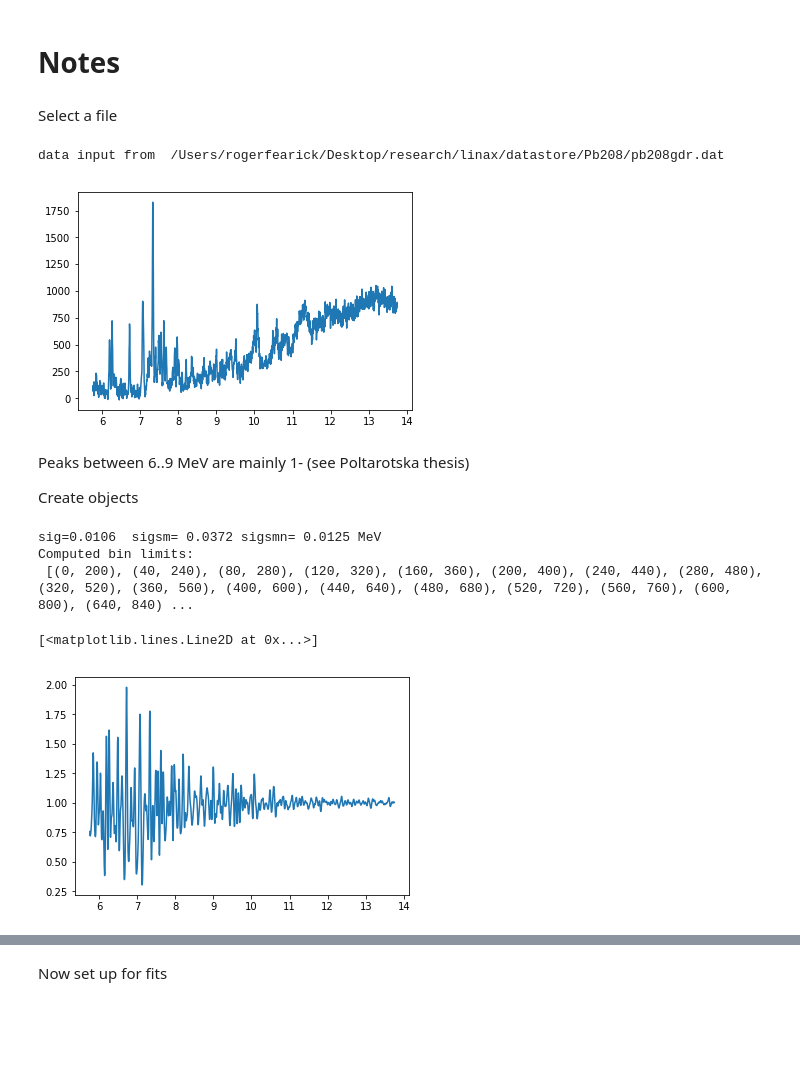
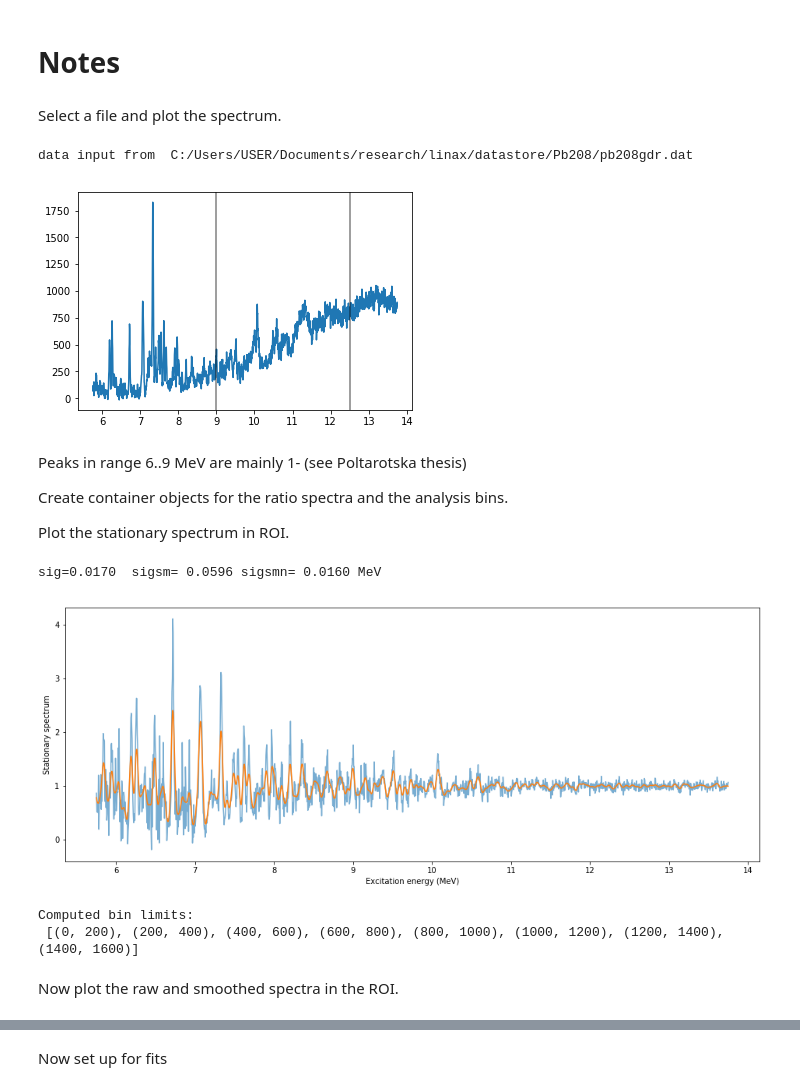
Before and after one commit to rfearick/leveldensity, a Jupyter notebook: leveldensity-test-pb.ipynb, the cells around one changed output, grey strips where cells are left out. Saved outputs shown, nothing was run; the diff lists cells and outputs as text; code cells hidden in the pictures; blank space fills up the shorter version.

```diff
--- a/leveldensity-test-pb.ipynb
+++ b/leveldensity-test-pb.ipynb
@@ -2,10 +2,12 @@
 import numpy as np
 import spectrumtools as spt
 import matplotlib.pyplot as plt
+import matplotlib
+matplotlib.rcParams["figure.figsize"]=(7,4)
 # %% [markdown]
 # Notes
 # %% [markdown]
-Select a file
+Select a file and plot the spectrum.
 # %%
 nucleus="208Pb"
 xnucleus=nucleus[3:]+nucleus[0:3]  # fiddle name and A !
@@ -36,33 +38,52 @@ except:
     raise(ValueError,("File not found"))
 
 plt.plot(e[ROIlo:ROIhi],cs0[ROIlo:ROIhi])
+plt.axvline(9.0,color='k',alpha=0.5)
+plt.axvline(12.5,color='k',alpha=0.5)
 elo=e[ROIlo]
 ehi=e[ROIhi]
 # %% [output]
-data input from  /Users/rogerfearick/Desktop/research/linax/datastore/Pb208/pb208gdr.dat
+data input from  C:/Users/USER/Documents/research/linax/datastore/Pb208/pb208gdr.dat
-[figure, old version]
+[figure, new version]
 # %% [markdown]
-Peaks between 6..9 MeV are mainly 1- (see Poltarotska thesis)
+Peaks in range 6..9 MeV  are mainly 1- (see Poltarotska thesis)
 
-Create objects
+Create container objects for the ratio spectra and the analysis bins.
+
+Plot the stationary spectrum in ROI.
 # %%
-sig = 25.0/2.35/1000.0 # 50 best, at least up to 10 MeV; but Iryna gives 25-30 ??
+sig = 40.0/2.35/1000.0 # 50 best, at least up to 10 MeV; but Iryna gives 25-30 ??
+# 4/5/2018: peakfit to peaks between 5.8 and 8.8 MeV gives fwhm=32.7 keV
+#sig = 32.7/2.35/1000.0 # 50 best, at least up to 10 MeV; but Iryna gives 25-30 ??
+#sig = 20.0/2.35/1000.0 # 50 best, at least up to 10 MeV; but Iryna gives 25-30 ??
 sigsm=3.5*sig
-sigsmn=0.5*2.35*sig #was 0.39
+sigsmn=0.4*2.35*sig #was 0.39
 sigx=sigsm*2.5
 print("sig=%6.4f  sigsm=%7.4f sigsmn=%7.4f MeV"%(sig,sigsm,sigsmn))
 
 S=spt.RatioSpectrum( X, G, targetfilename, ROIlo, ROIhi )
 globalenergy = S.energy
 
 S.makeRatioSpectra( sigsmn*1000, sigsm*1000 )
 
-bins=spt.ACBinner(S, NAC=8)  # was 8
-print("Computed bin limits:\n",bins.get_bins())
-plt.plot(S.Eratio,S.rationar)
+Eratio=S.Eratio
+ratioraw=S.ratioraw
+rationar=S.rationar
+
+plt.figure(figsize=(16,6))
+plt.plot(Eratio, ratioraw, alpha=0.6)
+plt.plot(Eratio, rationar)
+plt.xlabel("Excitation energy (MeV)")
+plt.ylabel("Stationary spectrum")
+plt.show()
 # %% [output]
-sig=0.0106  sigsm= 0.0372 sigsmn= 0.0125 MeV
-Computed bin limits:
- [(0, 200), (40, 240), (80, 280), (120, 320), (160, 360), (200, 400), (240, 440), (280, 480), (320, 520), (360, 560), (400, 600), (440, 640), (480, 680), (520, 720), (560, 760), (600, 800), (640, 840) ...
+sig=0.0170  sigsm= 0.0596 sigsmn= 0.0160 MeV
-[<matplotlib.lines.Line2D at 0x...>]
-[figure, old version]
+[figure, new version]
+# %%
+bins=spt.ACBinner(S,NAC=8,Nslides=1)
+print("Computed bin limits:\n",bins.get_bins())
+# %% [output]
+Computed bin limits:
+ [(0, 200), (200, 400), (400, 600), (600, 800), (800, 1000), (1000, 1200), (1200, 1400), (1400, 1600)]
+# %% [markdown]
+Now plot the raw and smoothed spectra in the ROI.
```
Also changed, not shown: parts of 18 cells of this notebook, 2 other files.
